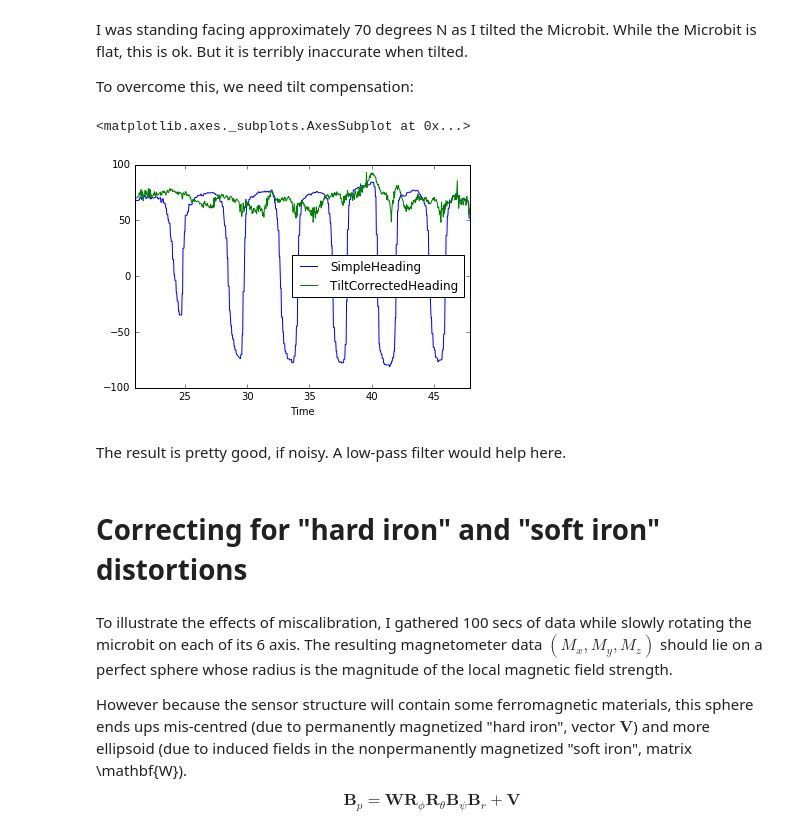
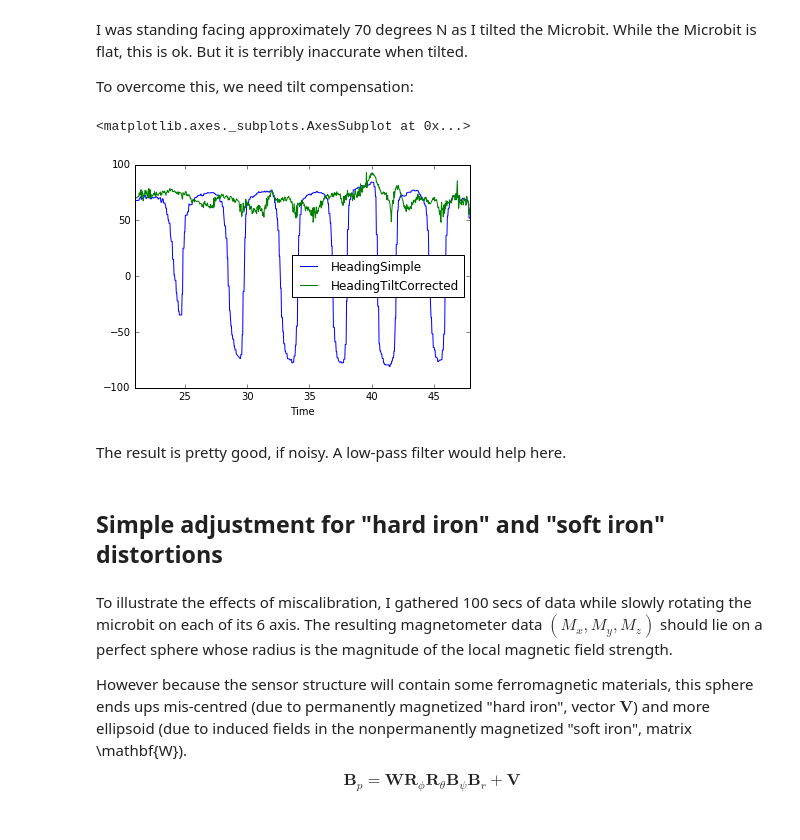
Before and after one commit to stevesimmons/pyconuk-motion-sensor-data-fusion, a Jupyter notebook: example-2-compass.ipynb, the cells around one changed output. Drawn from its saved outputs; the diff is of its cells as text; code cells hidden in the pictures.

```diff
--- a/example-2-compass.ipynb
+++ b/example-2-compass.ipynb
@@ -59,8 +61,13 @@ Gesture    613 non-null object
 dtypes: float64(6), int64(1), object(1)
 memory usage: 50.0+ KB
 # %%
-df['MagIntensity'] = df[mag_cols].pow(2).sum(axis=1).pow(0.5)
-df[['MagX','MagY','MagZ','MagIntensity']].plot()
+def magXYZ_plus_intensity(df):
+    '''Add column MagIntensity to DataFrame df.'''
+    m = df[['MagX','MagY','MagZ']].copy()
+    m['MagIntensity'] = m.pow(2).sum(axis=1).pow(0.5)
+    return m
+
+magXYZ_plus_intensity(df).plot()
 # %% [output]
 <matplotlib.axes._subplots.AxesSubplot at 0x...>
 [figure]
@@ -75,11 +87,14 @@ def compass_heading_simple(df):
     Assumes magnetometer is held flat and still,
     parallel to the Earth's magnetic field
 
-    df      - DataFrame with cols MagX and MagY
+    Args:
+        df: DataFrame with cols MagX and MagY
+    Returns:
+        Series with compass heading in degrees
     """
     mx, my, mz = df.MagX, df.MagY, df.MagZ
     psi = np.arctan2(-my, mx)
-    s = pd.Series( psi*rad2deg, index=df.index, name='SimpleHeading')
+    s = pd.Series(psi*rad2deg, index=df.index, name='HeadingSimple')
     return s
 
 heading_simple = compass_heading_simple(df)
@@ -97,21 +107,2 @@ hwt_df[['AccX','AccY','AccZ']].plot()
 # %% [markdown]
 (Note that +ve Z for the accelerometer is up, while +ve Z for the magnetometer is down)
-# %%
-rad2deg = 180.0 / math.pi
-deg2rad = 1 / rad2deg
-
-def compass_heading_simple(df):
-    """Pandas series with simple compass heading in degrees.
-
-    Assumes magnetometer is held flat and still,
-    parallel to the Earth's magnetic field
-
-    df      - DataFrame with cols MagX and MagY
-    """
-    mx, my, mz = df.MagX, df.MagY, df.MagZ
-    psi = np.arctan2(-my, mx)
-    s = pd.Series( psi*rad2deg, index=df.index, name='SimpleHeading')
-    return s
-
-heading_simple = compass_heading_simple(hwt_df)
-heading_simple.plot()
@@ -129,42 +117,41 @@ def compass_heading_tilt_comp(df):
     This assumes the accelerometer is held still.
     From the angle of gravity, we infer the magnetometer's
     tilt relative to the Earth's surface.
     We undo the effects of tilt in the roll and pitch
     directions, leaving a clean magnetic heading in
     the yaw (Z) direction.
 
     The input dataframe is assumed to have columns named
     MagX, MagY, MagZ, AccX, AccY, AccZ.
     """
     ax, ay, az = df.AccX, df.AccY, df.AccZ
     mx, my, mz = df.MagX, df.MagY, df.MagZ
-
     # Undo roll around X axis by angle phi
-    phi = np.arctan2(ay, az)
+    phi = np.arctan2(ay, az)  # +/- 180 degrees
     s, c = np.sin(phi), np.cos(phi)
     az = ay*s + az*c
     my, mz = (my*c - mz*s), (my*s + mz*c)
 
     # Undo pitch around Y axis by angle theta
-    theta = np.arctan2(-ax, az)
+    theta = np.arctan(-ax / az) # +/-90 degrees
     s, c = np.sin(theta), np.cos(theta)
     mx, mz = (mx*c + mz*s), (-mx*s + mz*c)
 
     # Calculate yaw angle psi around Z axis
     psi = np.arctan2(my, mx)
-    s = pd.Series( psi*rad2deg, index=df.index, name='TiltCorrectedHeading')
+    s = pd.Series( psi*rad2deg, index=df.index, name='HeadingTiltCorrected')
     return s
 
 heading_tc = compass_heading_tilt_comp(df)
 res = pd.DataFrame([heading_simple, heading_tc]).T
 res.plot()
 # %% [output]
 <matplotlib.axes._subplots.AxesSubplot at 0x...>
-[figure, old version]
+[figure, new version]
 # %% [markdown]
 The result is pretty good, if noisy. A low-pass filter would help here.
 # %% [markdown]
-# Correcting for "hard iron" and "soft iron" distortions
+## Simple adjustment for "hard iron" and "soft iron" distortions
 # %% [markdown]
 To illustrate the effects of miscalibration, I gathered 100 secs of data while slowly rotating the microbit on each of its 6 axis. The resulting magnetometer data $(M_x, M_y, M_z)$ should lie on a perfect sphere whose radius is the magnitude of the local magnetic field strength.
 
```
Also changed, not shown: parts of 21 cells of this notebook, 1 other file.
